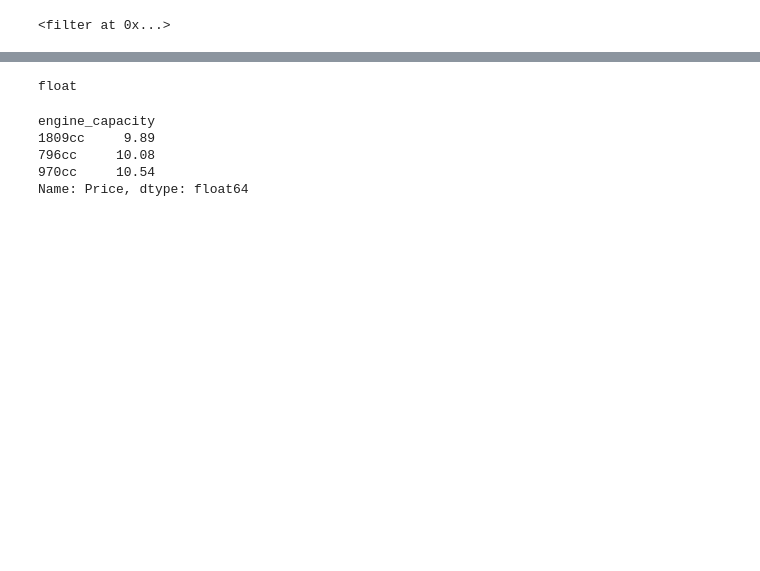
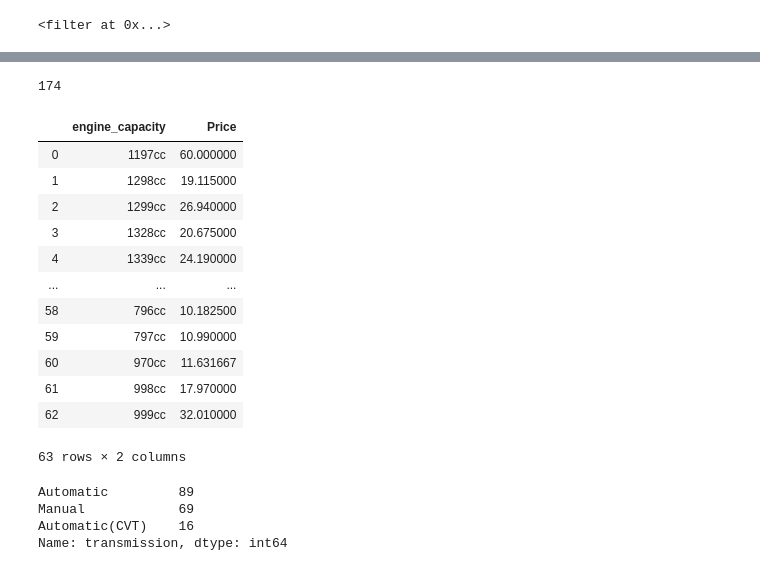
Before and after one commit to Mussabaheen/web_scrapping_pak_wheels, a Jupyter notebook: DA_PROJECT.ipynb, the cells around one changed output, grey strips where cells are left out. Saved outputs shown, nothing was run; the diff lists cells and outputs as text; code cells hidden in the pictures; blank space fills up the shorter version.

```diff
--- a/DA_PROJECT.ipynb
+++ b/DA_PROJECT.ipynb
@@ -28,12 +27,22 @@ driver.get("https://www.pakwheels.com/new-cars/search/make_any/model_any/price_a
 # %%
+web_address = "https://www.pakwheels.com/new-cars/search/make_any/model_any/price_any_any/?page=0&sortby=price+ASC"
+page_no = 35
 products=[] #List to store name of the product
 specs=[] #List to store price of the product
-priecs=[] #List to store rating of the product
-content = driver.page_source
-soup = BeautifulSoup(content)
-for a in soup.findAll('div', attrs={'class':'col-md-6'}):
-    name=a.find('a', attrs={'class':'car-name'})
-    spec_car=a.find('div', attrs={'class':'generic-gray mt10'})
-    if name!=None:
-        products.append(name.text)
-        specs.append(spec_car.text)
+prices=[]
+for number in range(1,36):
+    print(number)
+    web_address = web_address.replace(str(number-1),str(number))
+    print(web_address)
+    driver.get(web_address)
+    content = driver.page_source
+    soup = BeautifulSoup(content)
+    for a in soup.findAll('div', attrs={'class':'col-md-3 right-container'}):
+        price=a.find('div', attrs={'class':'generic-green price-details'})
+        prices.append(price.text)
+    for a in soup.findAll('div', attrs={'class':'col-md-6'}):
+        name=a.find('a', attrs={'class':'car-name'})
+        spec_car=a.find('div', attrs={'class':'generic-gray mt10'})
+        if name!=None:
+            products.append(name.text)
+            specs.append(spec_car.text)
@@ -153,19 +252,34 @@ for a in range(len(specs)):
 df = pd.DataFrame({'Product Name':products,'Price':prices,'transmission':transmission,'fuel':fuel,'engine_capacity':engine_capacity})
 df.to_csv('products.csv', index=False, encoding='utf-8')
 # %%
-for a in range(5):
+for a in range(len(df['Price'])):
     df['Price'][a] = float(df['Price'][a].split(' ')[1])
 # %%
-type(df['Price'][0])
+len(df['Price'])
 # %% [output]
-float
+174
 # %%
 df['Price'] = pd.to_numeric(df['Price'])
 # %%
-df.groupby('engine_capacity')['Price'].mean()
+df.groupby('engine_capacity')['Price'].mean().reset_index()
 # %% [output]
+|  | engine_capacity | Price |
+| 0 | 1197cc | 60.000000 |
+| 1 | 1298cc | 19.115000 |
+| 2 | 1299cc | 26.940000 |
+| 3 | 1328cc | 20.675000 |
+| 4 | 1339cc | 24.190000 |
+| ... | ... | ... |
+| 58 | 796cc | 10.182500 |
+| 59 | 797cc | 10.990000 |
+| 60 | 970cc | 11.631667 |
+| 61 | 998cc | 17.970000 |
+| 62 | 999cc | 32.010000 |
-engine_capacity
-1809cc     9.89
-796cc     10.08
-970cc     10.54
-Name: Price, dtype: float64
+63 rows × 2 columns
+# %%
+df['transmission'].value_counts()
+# %% [output]
+Automatic         89
+Manual            69
+Automatic(CVT)    16
+Name: transmission, dtype: int64
```
Also changed, not shown: parts of 13 cells of this notebook, 1 other file.
